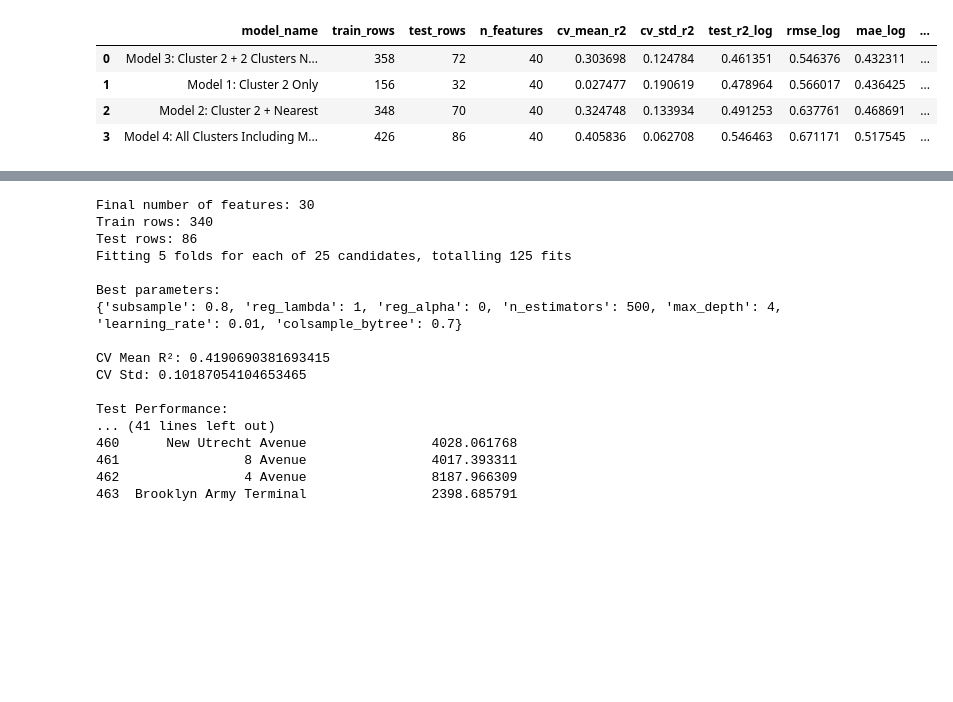
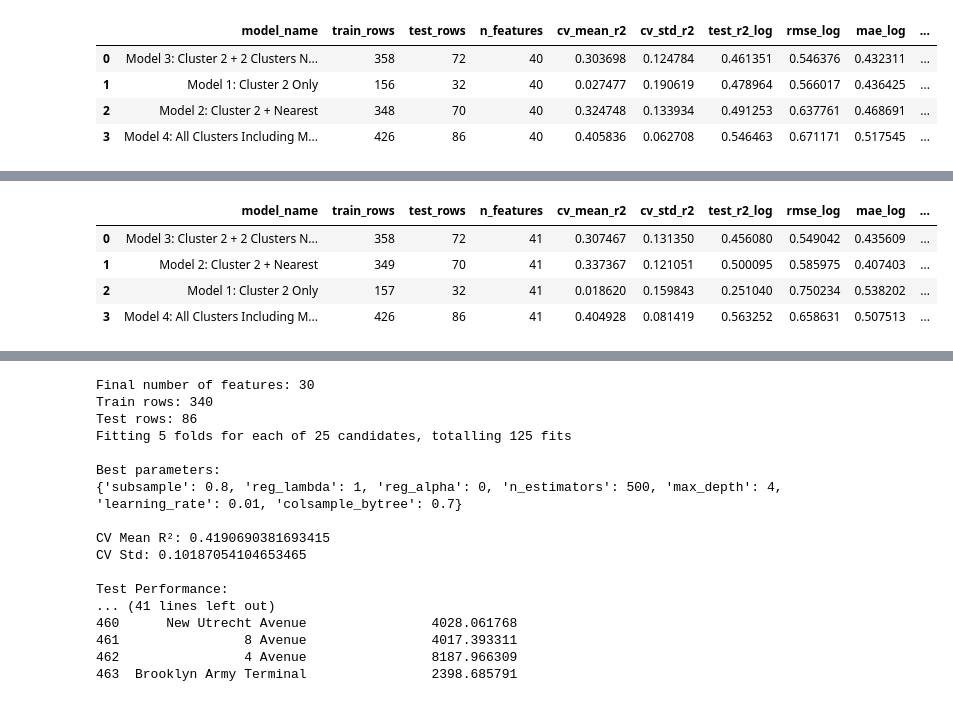
Before and after one commit to hawa1983/Capstone, a Jupyter notebook: ibx_capstone_v6.ipynb, the cells around one changed output, grey strips where cells are left out. Cells and saved outputs as stored; diff of their text form; code cells hidden in the pictures; blank space fills up the shorter version.

```diff
--- a/ibx_capstone_v6.ipynb
+++ b/ibx_capstone_v6.ipynb
@@ -9652,0 +9906,7 @@ IBX ridership should be modeled based on outer-borough, transit-dependent enviro
+# %%
+df_out["is_ibx"] = df_out["station_complex_id"].str.startswith("IBX_")
+
+print(df_out.groupby("is_ibx")[[
+    "od_jobs_exp_accessibility",
+    "od_composite_exp_accessibility"
+]].mean())
@@ -11091,0 +12137,8 @@ display(performance_comparison_df)
+# %%
+display(performance_comparison_df)
+# %% [output]
+|  | model_name | train_rows | test_rows | n_features | cv_mean_r2 | cv_std_r2 | test_r2_log | rmse_log | mae_log | ... |
+| 0 | Model 3: Cluster 2 + 2 Clusters N... | 358 | 72 | 41 | 0.307467 | 0.131350 | 0.456080 | 0.549042 | 0.435609 | ... |
+| 1 | Model 2: Cluster 2 + Nearest | 349 | 70 | 41 | 0.337367 | 0.121051 | 0.500095 | 0.585975 | 0.407403 | ... |
+| 2 | Model 1: Cluster 2 Only | 157 | 32 | 41 | 0.018620 | 0.159843 | 0.251040 | 0.750234 | 0.538202 | ... |
+| 3 | Model 4: All Clusters Including M... | 426 | 86 | 41 | 0.404928 | 0.081419 | 0.563252 | 0.658631 | 0.507513 | ... |
```
Also changed, not shown: parts of 18 cells of this notebook.
